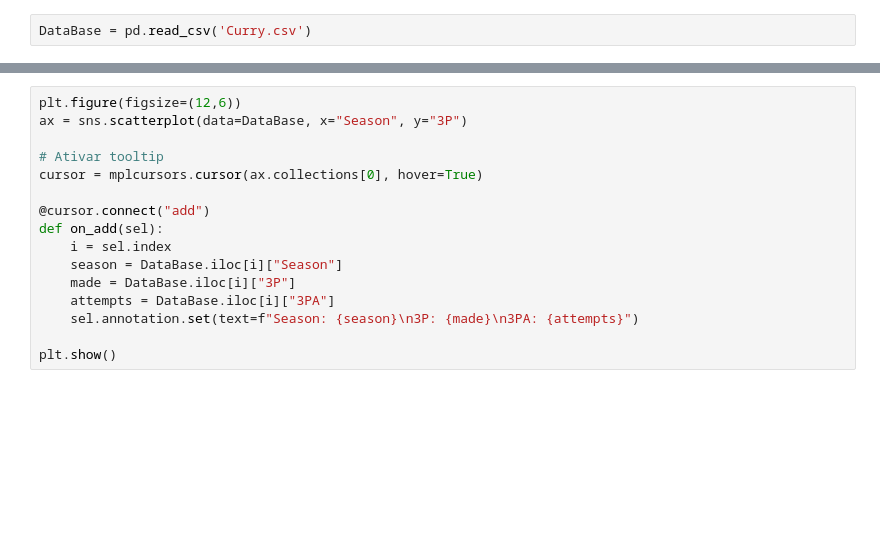
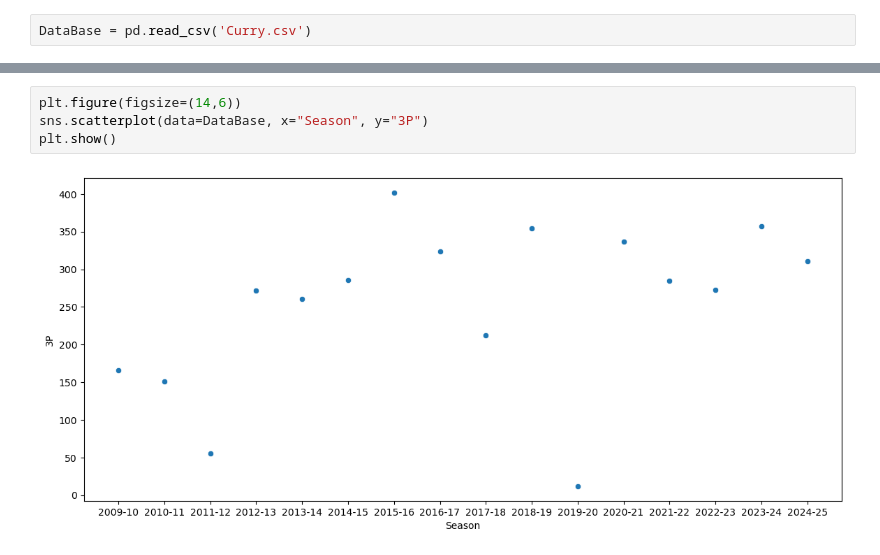
Before and after one commit to matheusmendesds/projetoPython, a Jupyter notebook: Untitled5.ipynb, the cells around one changed output, grey strips where cells are left out. Cells and saved outputs as stored; diff of their text form; blank space fills up the shorter version.

```diff
--- a/Untitled5.ipynb
+++ b/Untitled5.ipynb
@@ -18,16 +69,6 @@ DataBase['G'].sum()
-# %%
-plt.figure(figsize=(12,6))
-ax = sns.scatterplot(data=DataBase, x="Season", y="3P")
-
-# Ativar tooltip
-cursor = mplcursors.cursor(ax.collections[0], hover=True)
-
-@cursor.connect("add")
-def on_add(sel):
-    i = sel.index
-    season = DataBase.iloc[i]["Season"]
-    made = DataBase.iloc[i]["3P"]
-    attempts = DataBase.iloc[i]["3PA"]
-    sel.annotation.set(text=f"Season: {season}\n3P: {made}\n3PA: {attempts}")
-
-plt.show()
+# %%
+plt.figure(figsize=(14,6))
+sns.scatterplot(data=DataBase, x="Season", y="3P")
+plt.show()
+# %% [output]
+[figure, added]
```
Also changed, not shown: parts of 8 cells of this notebook.
